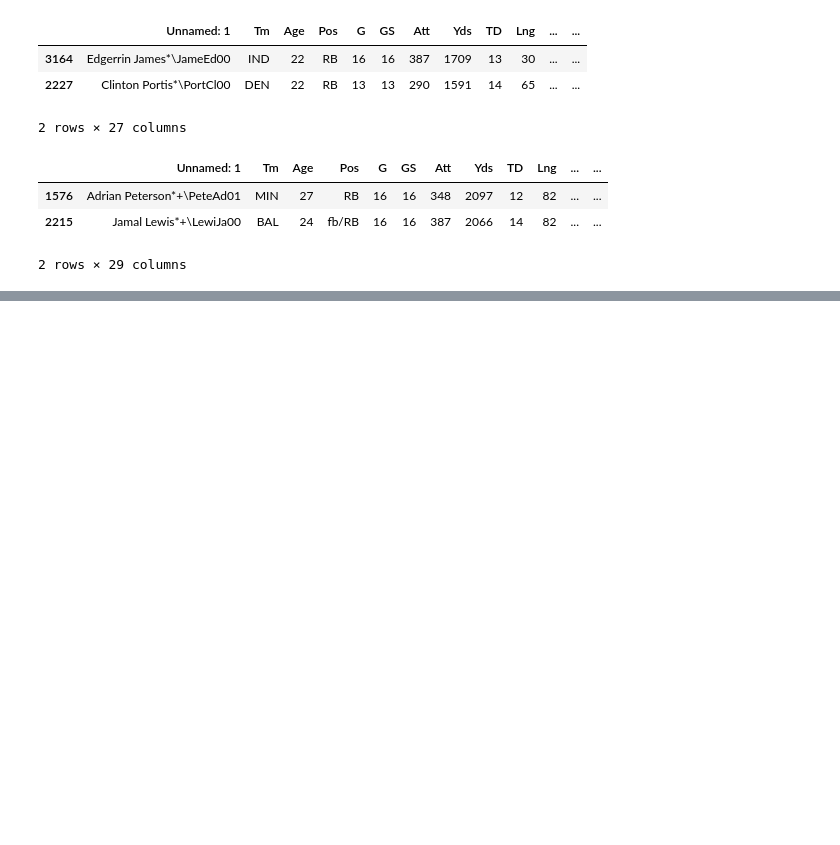
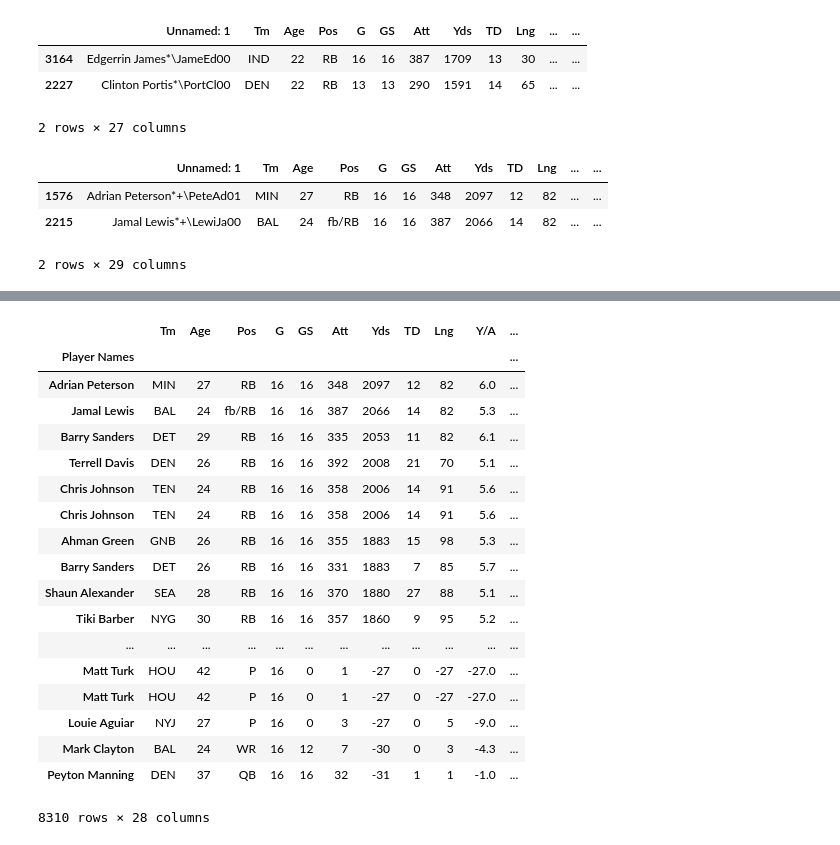
Before and after one commit to Sshetty2/byte, a Jupyter notebook: week2/Octonauts_inclass_W2D2.ipynb, the cells around one changed output, grey strips where cells are left out. Saved outputs shown, nothing was run; the diff lists cells and outputs as text; code cells hidden in the pictures; blank space fills up the shorter version.

```diff
--- a/week2/Octonauts_inclass_W2D2.ipynb
+++ b/week2/Octonauts_inclass_W2D2.ipynb
@@ -85,3 +127,28 @@ df.head(2)
 # %%
+
+df = df.rename(columns = {'Unnamed: 1':'Player Names'})
+
+df
+
 # TODO: Set the names column as our index, rather than these arbitrary integers
+# %% [output]
+|  | Tm | Age | Pos | G | GS | Att | Yds | TD | Lng | Y/A | ... |
+| Player Names |  |  |  |  |  |  |  |  |  |  | ... |
+| Adrian Peterson | MIN | 27 | RB | 16 | 16 | 348 | 2097 | 12 | 82 | 6.0 | ... |
+| Jamal Lewis | BAL | 24 | fb/RB | 16 | 16 | 387 | 2066 | 14 | 82 | 5.3 | ... |
+| Barry Sanders | DET | 29 | RB | 16 | 16 | 335 | 2053 | 11 | 82 | 6.1 | ... |
+| Terrell Davis | DEN | 26 | RB | 16 | 16 | 392 | 2008 | 21 | 70 | 5.1 | ... |
+| Chris Johnson | TEN | 24 | RB | 16 | 16 | 358 | 2006 | 14 | 91 | 5.6 | ... |
+| Chris Johnson | TEN | 24 | RB | 16 | 16 | 358 | 2006 | 14 | 91 | 5.6 | ... |
+| Ahman Green | GNB | 26 | RB | 16 | 16 | 355 | 1883 | 15 | 98 | 5.3 | ... |
+| Barry Sanders | DET | 26 | RB | 16 | 16 | 331 | 1883 | 7 | 85 | 5.7 | ... |
+| Shaun Alexander | SEA | 28 | RB | 16 | 16 | 370 | 1880 | 27 | 88 | 5.1 | ... |
+| Tiki Barber | NYG | 30 | RB | 16 | 16 | 357 | 1860 | 9 | 95 | 5.2 | ... |
+| ... | ... | ... | ... | ... | ... | ... | ... | ... | ... | ... | ... |
+| Matt Turk | HOU | 42 | P | 16 | 0 | 1 | -27 | 0 | -27 | -27.0 | ... |
+| Matt Turk | HOU | 42 | P | 16 | 0 | 1 | -27 | 0 | -27 | -27.0 | ... |
+| Louie Aguiar | NYJ | 27 | P | 16 | 0 | 3 | -27 | 0 | 5 | -9.0 | ... |
+| Mark Clayton | BAL | 24 | WR | 16 | 12 | 7 | -30 | 0 | 3 | -4.3 | ... |
+| Peyton Manning | DEN | 37 | QB | 16 | 16 | 32 | -31 | 1 | 1 | -1.0 | ... |
+8310 rows × 28 columns
 # %%
```
Also changed, not shown: parts of 4 cells of this notebook, 54 other files.
